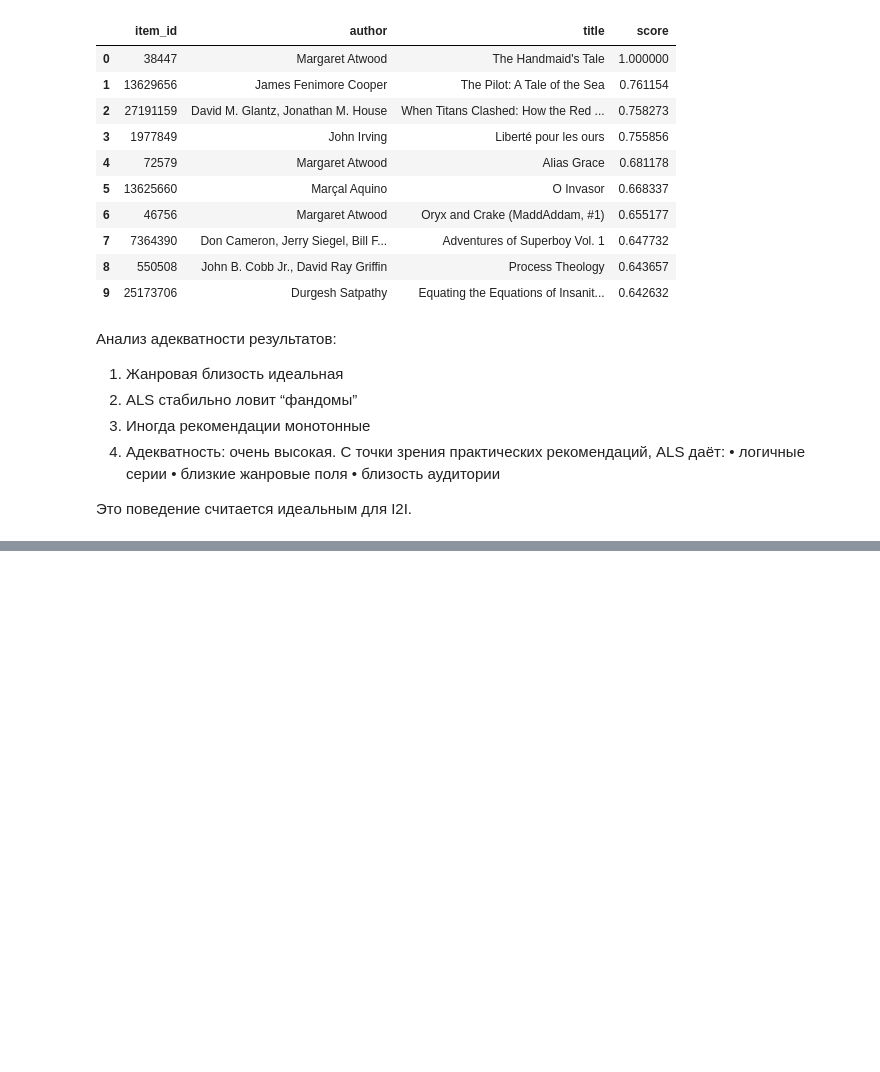
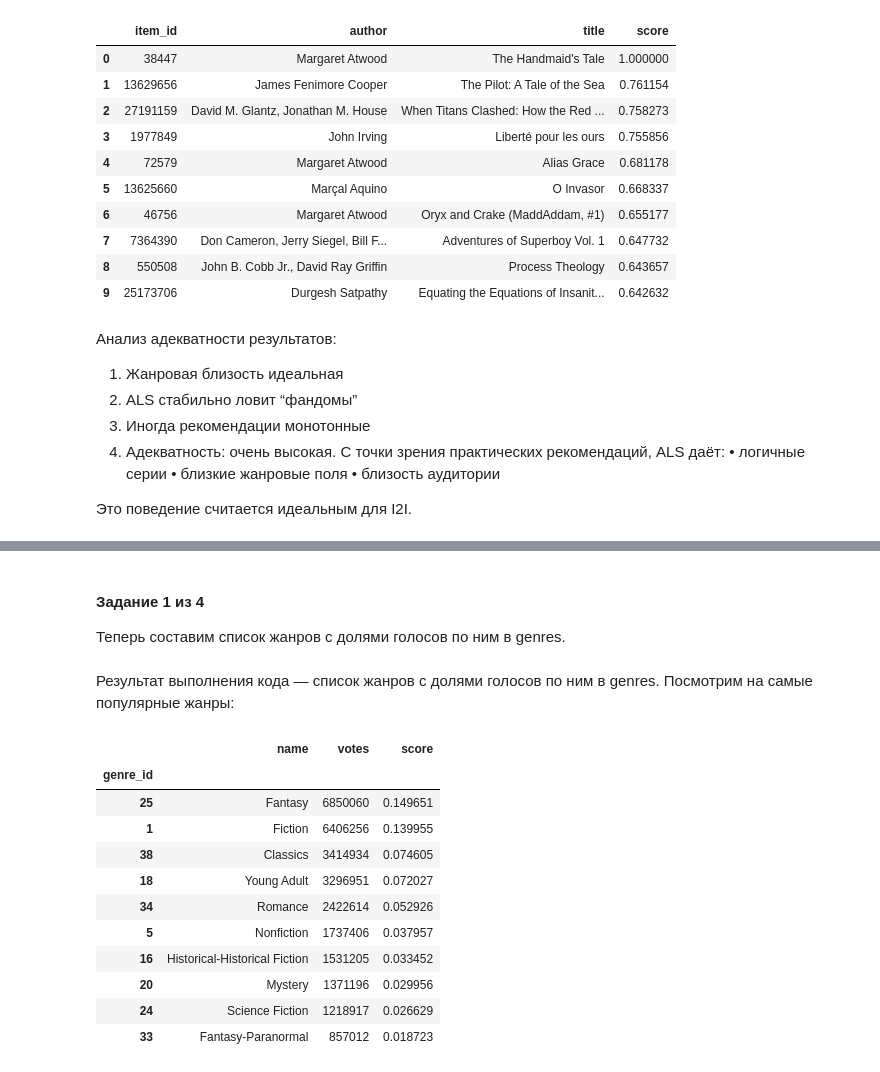
Before and after one commit to alina-tad/mle-recsys-start, a Jupyter notebook: preprocessing.ipynb, the cells around one changed output, grey strips where cells are left out. Cells and saved outputs as stored; diff of their text form; code cells hidden in the pictures; blank space fills up the shorter version.

Commit message:
get_genres

```diff
--- a/preprocessing.ipynb
+++ b/preprocessing.ipynb
@@ -1140,0 +1151,53 @@ for item in test_items:
+# %%
+items["genre_and_votes"] = items["genre_and_votes"].apply(eval)
+# %% [markdown]
+#### Задание 1 из 4
+
+Теперь составим список жанров с долями голосов по ним в genres.
+# %%
+def get_genres(items):
+
+    """
+    извлекает список жанров по всем книгам,
+    подсчитывает долю голосов по каждому их них
+    """
+
+    genres_counter = {}
+
+    for k, v, in items.iterrows():
+        genre_and_votes = v["genre_and_votes"]
+        if genre_and_votes is None or not isinstance(genre_and_votes, dict):
+            continue
+        for genre, votes in genre_and_votes.items():
+            # увеличиваем счётчик жанров
+            try:
+                genres_counter[genre] += votes
+            except KeyError:
+                genres_counter[genre] = 0
+
+    genres = pd.Series(genres_counter, name="votes")
+    genres = genres.to_frame()
+    genres = genres.reset_index().rename(columns={"index": "name"})
+    genres.index.name = "genre_id"
+
+    return genres
+
+genres = get_genres(items)
+# %% [markdown]
+Результат выполнения кода — список жанров с долями голосов по ним в genres. Посмотрим на самые популярные жанры:
+# %%
+genres["score"] = genres["votes"] / genres["votes"].sum()
+genres.sort_values(by="score", ascending=False).head(10)
+# %% [output]
+|  | name | votes | score |
+| genre_id |  |  |  |
+| 25 | Fantasy | 6850060 | 0.149651 |
+| 1 | Fiction | 6406256 | 0.139955 |
+| 38 | Classics | 3414934 | 0.074605 |
+| 18 | Young Adult | 3296951 | 0.072027 |
+| 34 | Romance | 2422614 | 0.052926 |
+| 5 | Nonfiction | 1737406 | 0.037957 |
+| 16 | Historical-Historical Fiction | 1531205 | 0.033452 |
+| 20 | Mystery | 1371196 | 0.029956 |
+| 24 | Science Fiction | 1218917 | 0.026629 |
+| 33 | Fantasy-Paranormal | 857012 | 0.018723 |
```
Also changed, not shown: parts of 23 cells of this notebook.
